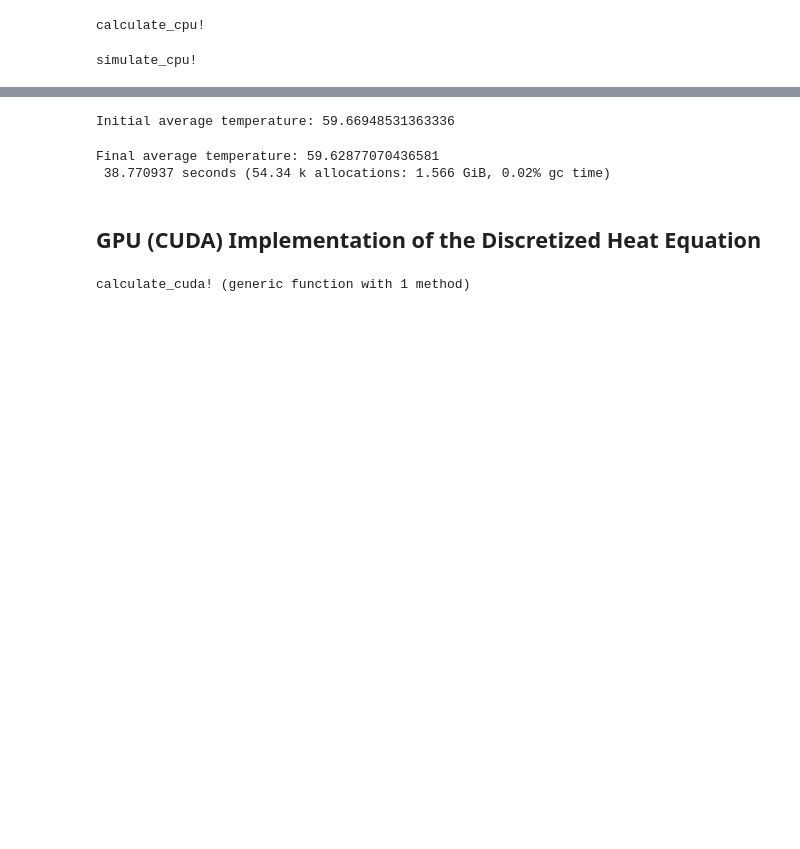
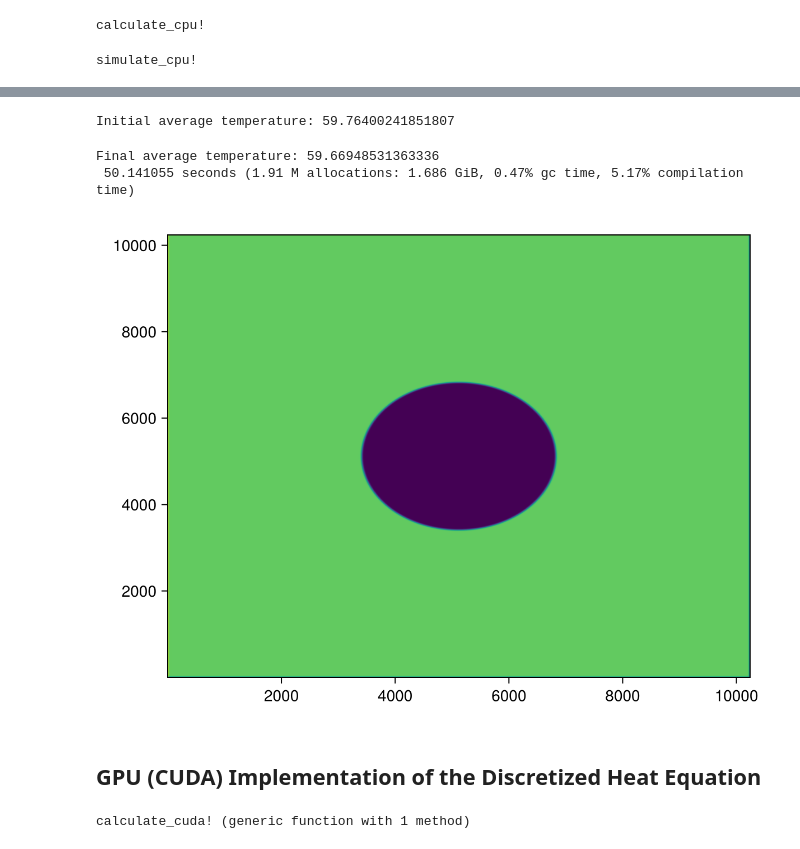
Before and after one commit to JuliaParallel/julia-hpc-tutorial-sc24, a Jupyter notebook: parts/gpu/stencil.ipynb, the cells around one changed output, grey strips where cells are left out. Drawn from its saved outputs; the diff is of its cells as text; code cells hidden in the pictures; blank space fills up the shorter version.

```diff
--- a/parts/gpu/stencil.ipynb
+++ b/parts/gpu/stencil.ipynb
@@ -227,6 +226,7 @@ function swap_fields!(curr::Field, prev::Field)
     tmp = curr.data
     curr.data = prev.data
     prev.data = tmp
+    return
 end
 # %% [output]
 swap_fields!
@@ -278,12 +279,10 @@ calculate_cpu!
 # %%
 """
-    simulate!(current, previous, nsteps)
+    simulate!(current::Field, previous::Field, nsteps::Integer)
 
-simulate the evolution of a temperature field over a specified number of time steps using a heat diffusion model.
-
+Simulate the evolution of a temperature field over a specified number of time steps using a heat diffusion model.
 """
-function simulate_cpu!(curr::Field, prev::Field, nsteps)
-
+function simulate_cpu!(curr::Field, prev::Field, nsteps::Integer)
     println("Initial average temperature: $(average_temperature(curr))")
 
     # Diffusion constant, which affects how rapidly temperature spreads through the medium.
@@ -307,7 +306,6 @@ function simulate_cpu!(curr::Field, prev::Field, nsteps)
         next!(p)
     end
 
-    # print final average temperature
     println("Final average temperature: $(average_temperature(curr))")
 end
 # %% [output]
@@ -320,10 +320,13 @@ curr, prev = initialize(nx, ny)
 # %%
 # simulate temperature evolution for nsteps
 @time simulate_cpu!(curr, prev, nsteps)
+
+show_heatmap(curr)
 # %% [output]
-Initial average temperature: 59.66948531363336
+Initial average temperature: 59.76400241851807
-Final average temperature: 59.62877070436581
- 38.770937 seconds (54.34 k allocations: 1.566 GiB, 0.02% gc time)
+Final average temperature: 59.66948531363336
+ 50.141055 seconds (1.91 M allocations: 1.686 GiB, 0.47% gc time, 5.17% compilation time)
+[figure, added]
 # %% [markdown]
 ## GPU (CUDA) Implementation of the Discretized Heat Equation
 # %%
```
Also changed, not shown: parts of 28 cells of this notebook, 2 other files.
